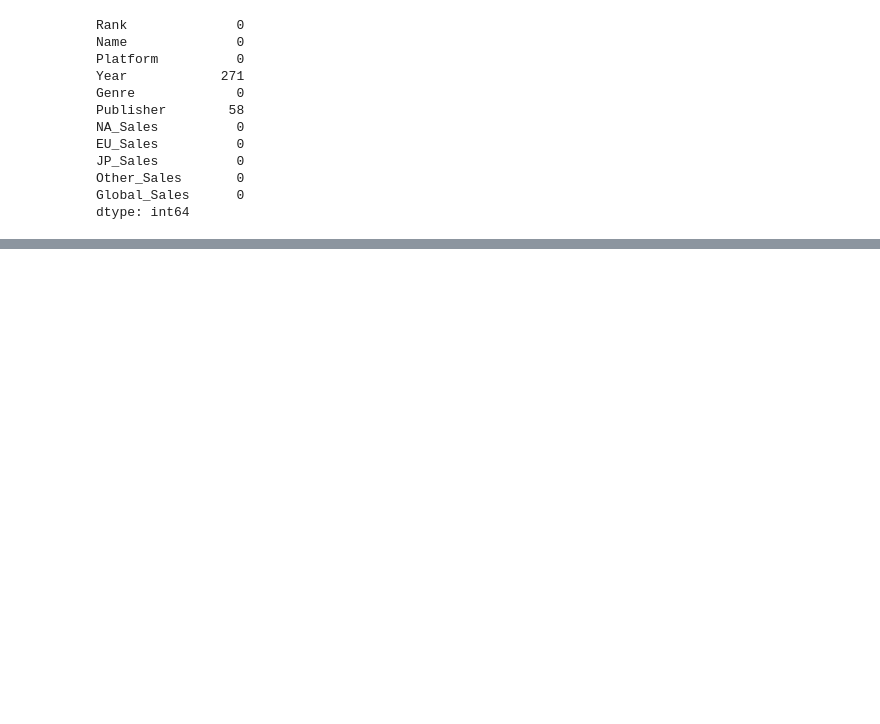
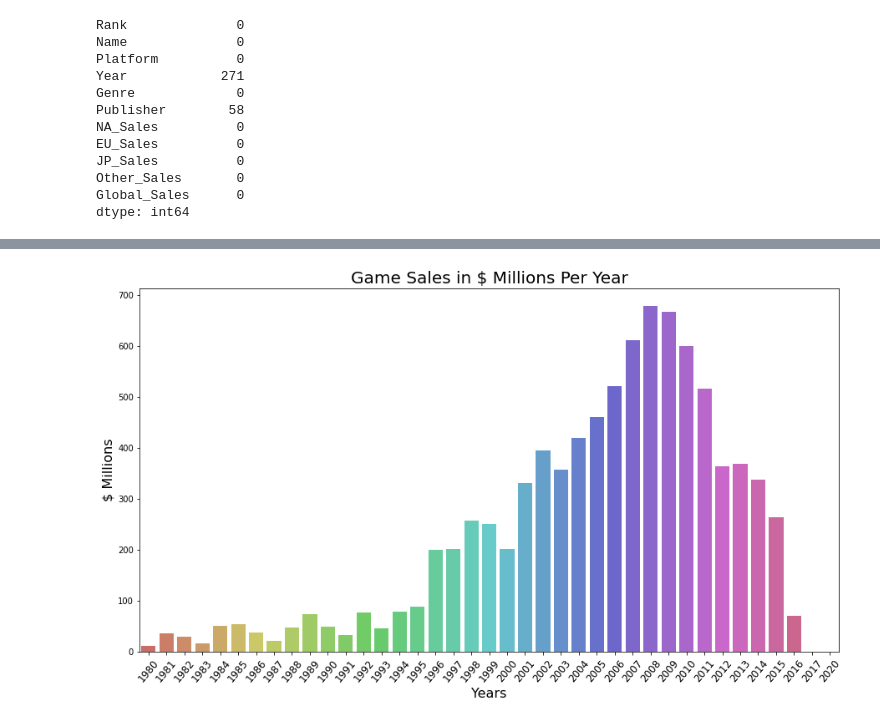
Before and after one commit to mayurvaishnav/CRISP-DM-vgsales, a Jupyter notebook: Analysis-video-game-sales.ipynb, the cells around one changed output, grey strips where cells are left out. Cells and saved outputs as stored; diff of their text form; code cells hidden in the pictures; blank space fills up the shorter version.

Commit message:
Some insights and calculate corr()

```diff
--- a/Analysis-video-game-sales.ipynb
+++ b/Analysis-video-game-sales.ipynb
@@ -10,6 +11,8 @@ import seaborn as sns
 # %%
 # Reading the CSV file through pandas
 
-data = pd.read_csv('vgsales.csv')
-print(data)
+df = pd.read_csv('vgsales.csv')
+
+print("Shape ", df.shape)
+df.head()
 # %% [output]
@@ -66,0 +46,17 @@ dtype: int64
+# %%
+# Some insights in the dataset
+# Global sales in a year
+
+y = df.groupby(['Year']).sum()
+y = y['Global_Sales']
+x = y.index.astype(int)
+
+plt.figure(figsize=(15,8))
+ax = sns.barplot(y = y, x = x,palette="husl")
+ax.set_xlabel(xlabel='Years', fontsize=16)
+ax.set_xticklabels(labels = x, fontsize=12, rotation=50)
+ax.set_ylabel(ylabel='$ Millions', fontsize=16)
+ax.set_title(label='Game Sales in $ Millions Per Year', fontsize=20)
+plt.show();
+# %% [output]
+[figure, added]
```
Also changed, not shown: parts of 13 cells of this notebook.
